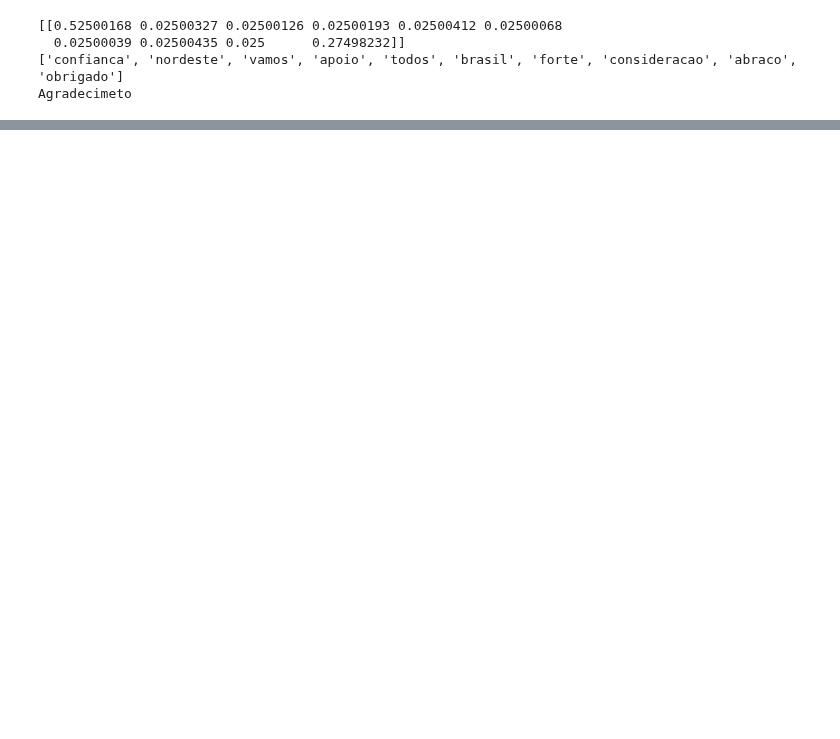
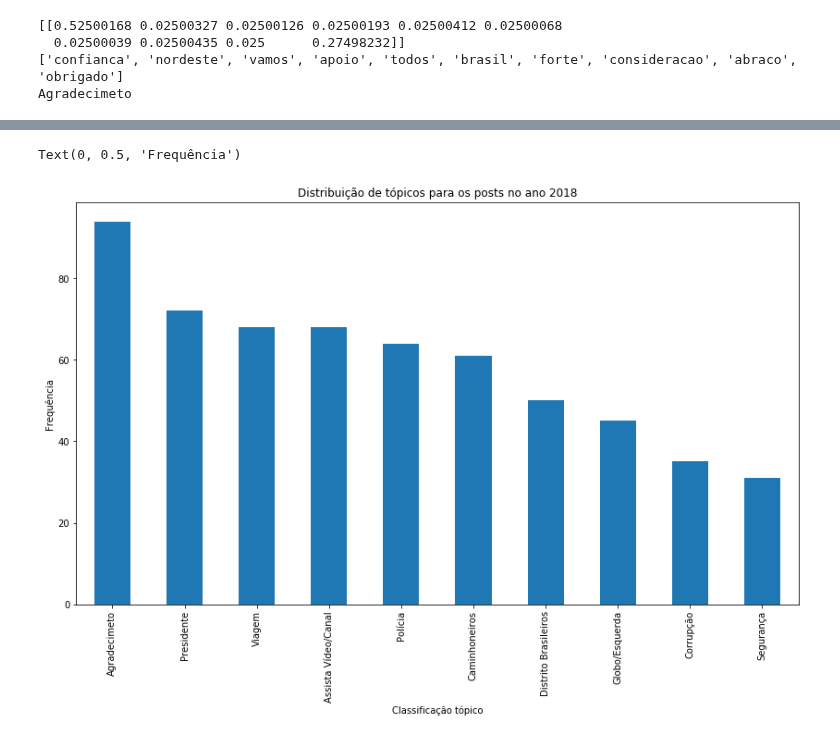
Before and after one commit to LucasPereiraMiranda/social-media-analysis, a Jupyter notebook: source/jupyter/special_terms_replaced_to_empty_2018/lda_topics.ipynb, the cells around one changed output, grey strips where cells are left out. Drawn from its saved outputs; the diff is of its cells as text; code cells hidden in the pictures; blank space fills up the shorter version.

```diff
--- a/source/jupyter/special_terms_replaced_to_empty_2018/lda_topics.ipynb
+++ b/source/jupyter/special_terms_replaced_to_empty_2018/lda_topics.ipynb
@@ -231,0 +239,7 @@ df_election
+# %%
+#===========================================================================
+# contando as categorias
+#===========================================================================
+
+category_count_2018 = df_election['topic_classification'].value_counts()
+print(category_count)
@@ -231,0 +258,14 @@ df_election
+# %%
+#===========================================================================
+# as composicoes de topico relativas da amostra são então iluminadas com um
+# gráfico de barras (ano de 2018)
+#===========================================================================
+
+ax = category_count_2018.plot(kind='bar',
+                                    figsize=(14,8),
+                                    title="Distribuição de tópicos para os posts no ano 2018")
+ax.set_xlabel("Classificação tópico")
+ax.set_ylabel("Frequência")
+# %% [output]
+Text(0, 0.5, 'Frequência')
+[figure, added]
```
Also changed, not shown: parts of 8 cells of this notebook.
